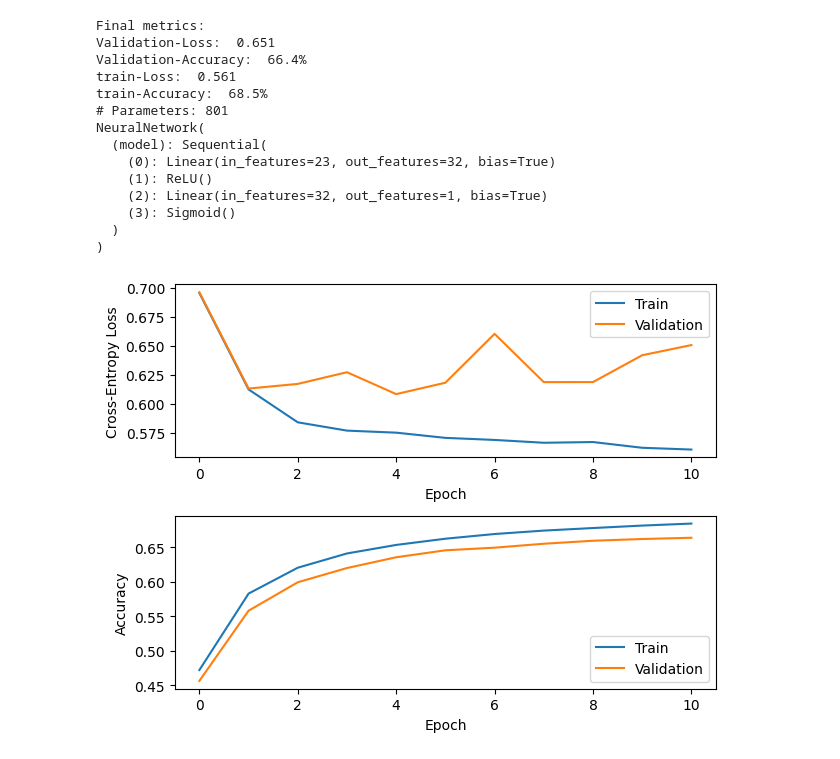
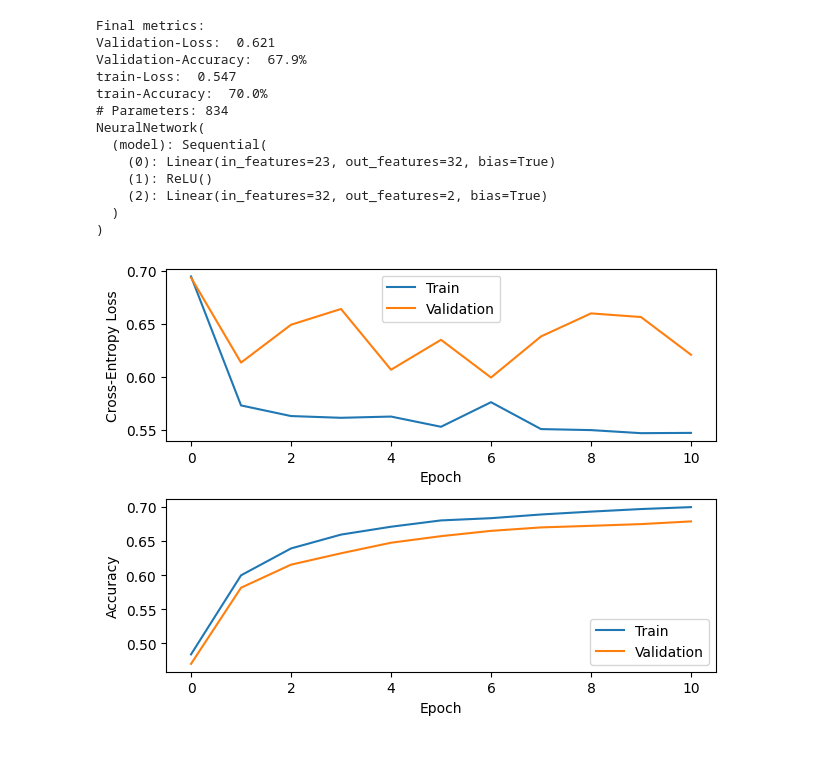
Before and after one commit to mrschmdt/XAI-baselines, a Jupyter notebook: heloc_model_training.ipynb, the cells around one changed output. Cells and saved outputs as stored; diff of their text form; code cells hidden in the pictures.

```diff
--- a/heloc_model_training.ipynb
+++ b/heloc_model_training.ipynb
@@ -4,31 +4,30 @@
 # %%
 from data.datasets import HELOC
 from torch.utils.data import DataLoader
 
 from network.training_heloc import train_model_and_visualize
 
 train_model_and_visualize(
-    layers=[23,32,1],
+    layers=[23,32,2],
     num_epochs=10,
     lr = 0.001,
     batch_size=16,
 )
 # %% [output]
 Final metrics:
-Validation-Loss:  0.651
-Validation-Accuracy:  66.4%
-train-Loss:  0.561
-train-Accuracy:  68.5%
-# Parameters: 801
+Validation-Loss:  0.621
+Validation-Accuracy:  67.9%
+train-Loss:  0.547
+train-Accuracy:  70.0%
+# Parameters: 834
 NeuralNetwork(
   (model): Sequential(
     (0): Linear(in_features=23, out_features=32, bias=True)
     (1): ReLU()
-    (2): Linear(in_features=32, out_features=1, bias=True)
-    (3): Sigmoid()
+    (2): Linear(in_features=32, out_features=2, bias=True)
   )
 )
-[figure, old version]
+[figure, new version]
 # %%
 from data.datasets import HELOC
 from torch.utils.data import DataLoader
```
Also changed, not shown: parts of 3 cells of this notebook, 8 other files.
